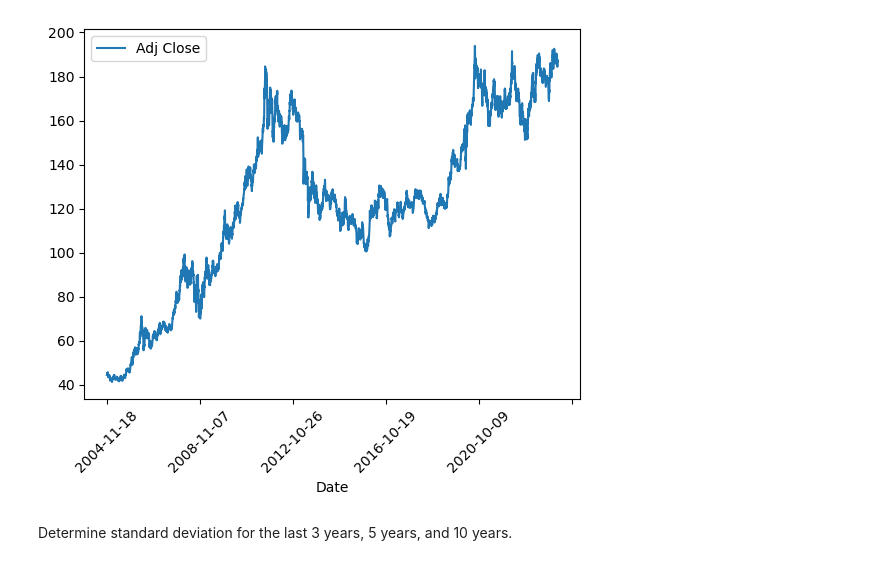
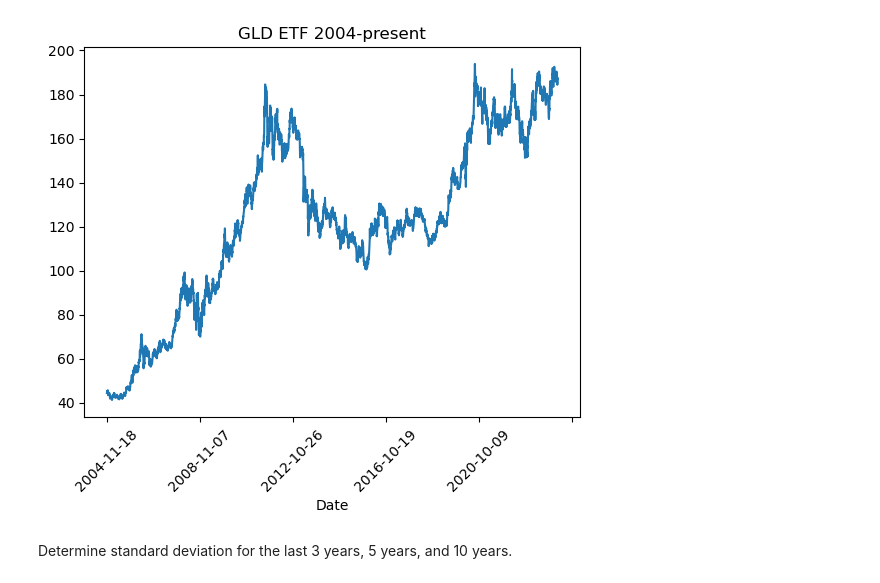
Before and after one commit to rushichokshi/Investment-Analysis, a Jupyter notebook: notebooks/gld.ipynb, the cells around one changed output. Drawn from its saved outputs; the diff is of its cells as text; code cells hidden in the pictures.

```diff
--- a/notebooks/gld.ipynb
+++ b/notebooks/gld.ipynb
@@ -11,9 +11,11 @@ gld = gld.drop(columns=['Open','High','Low','Close','Volume'],axis=1)
 # %%
 gld.plot(x="Date",y="Adj Close",kind="line")
 plt.xticks(rotation=45)
+plt.title('GLD ETF 2004-present')
+plt.legend().remove()
 plt.show()
 # %% [output]
-[figure, old version]
+[figure, new version]
 # %%
 ########################################################################################################
 # %% [markdown]
```
Also changed, not shown: parts of 4 cells of this notebook.
